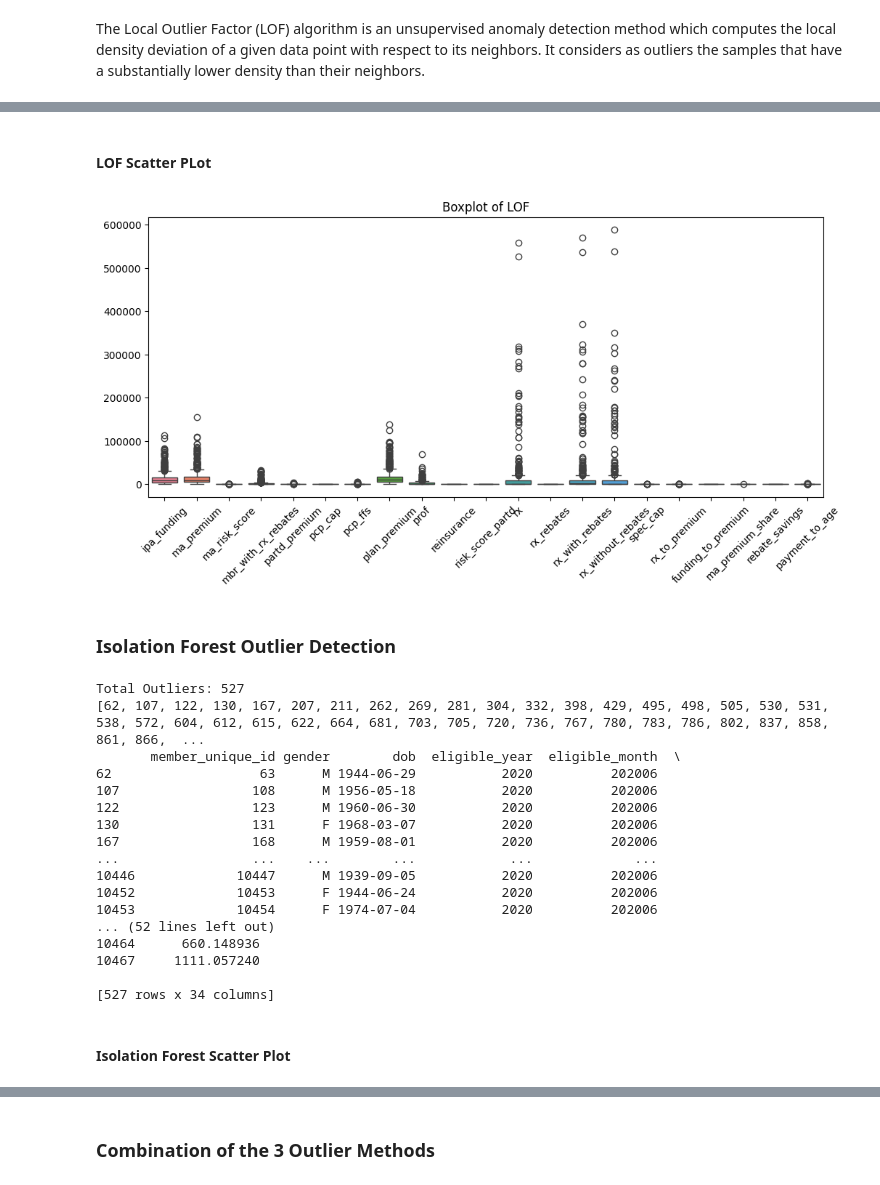
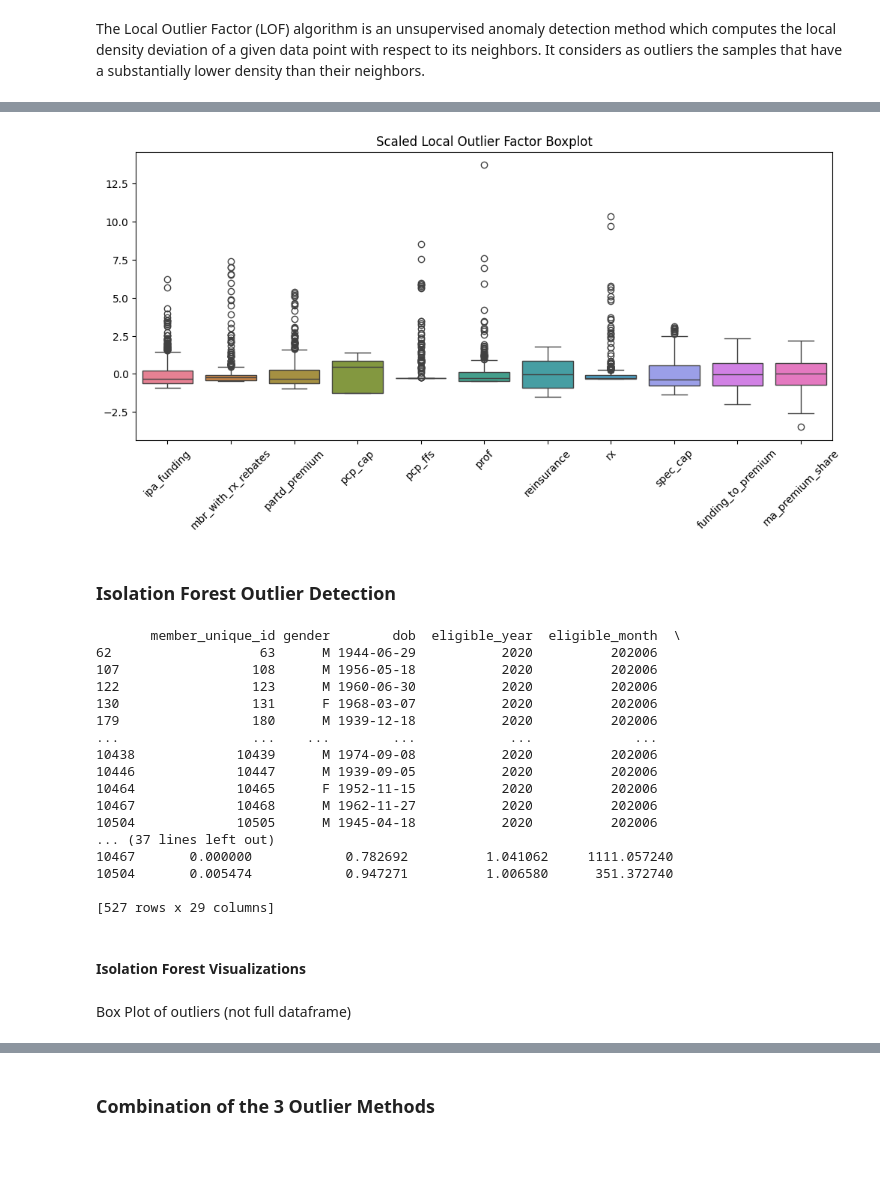
Before and after one commit to lizbethkr/Outlier-Detection, a Jupyter notebook: notebooks/outlier_detection.ipynb, the cells around one changed output, grey strips where cells are left out. Drawn from its saved outputs; the diff is of its cells as text; code cells hidden in the pictures; blank space fills up the shorter version.

```diff
--- a/notebooks/outlier_detection.ipynb
+++ b/notebooks/outlier_detection.ipynb
@@ -276,12 +337,11 @@ Applying IQR filtering to columns with extreme outliers
 customers["rx_to_premium"] = customers["rx"] / (customers["plan_premium"] + 1e-5)
 customers["funding_to_premium"] = customers["ipa_funding"] / (customers["plan_premium"] + 1e-5)
 customers["ma_premium_share"] = customers["ma_premium"] / (customers["plan_premium"] + 1e-5)
-customers["rebate_savings"] = (customers["rx_without_rebates"] - customers["rx_with_rebates"]) / (customers["rx_without_rebates"] + 1e-5)
 customers["payment_to_age"] = customers["plan_premium"] / (customers["age"] + 1e-5)
 # %% [markdown]
 Add new ratios to financial_cols
 # %%
-financial_cols.extend(["rx_to_premium", "funding_to_premium", "ma_premium_share", "rebate_savings", "payment_to_age"])
+financial_cols.extend(["rx_to_premium", "funding_to_premium", "ma_premium_share", "payment_to_age"])
 # %% [markdown]
 Visualizing a histogram for each financial column can give an idea of how many outliers we can expect when performing IQR. If a feature is skewed, we can expect it to have a higher amount of outliers in contrast to a feature that is closer to a normal distribution
 # %%
@@ -341,0 +404,19 @@ plt.show()
+# %%
+# Calculate the correlation matrix
+corr_matrix = customers[financial_cols].corr()
+
+threshold = 0.9
+correlated_features = set()
+
+# Find highly correlated features
+for i in range(len(corr_matrix.columns)):
+    for j in range(i):
+        if abs(corr_matrix.iloc[i, j]) > threshold:
+            colname = corr_matrix.columns[i]
+            correlated_features.add(colname)
+
+# Drop correlated features
+kept_features = [col for col in financial_cols if col not in correlated_features]
+
+# new dataframe with the selected features
+customers_isolof = customers[kept_features]
@@ -345,8 +431,8 @@ plt.show()
 The Local Outlier Factor (LOF) algorithm is an unsupervised anomaly detection method which computes the local density deviation of a given data point with respect to its neighbors. It considers as outliers the samples that have a substantially lower density than their neighbors.
 # %%
 # Use LOF function from src/utils.py and output df of members as outliers
-lof_outliers = lof_outlier_detection(customers, financial_cols)
+lof_outliers = lof_outlier_detection(customers, kept_features)
 
 lof_outlier_df = customers.iloc[lof_outliers]
-# print(lof_outlier_df.loc[ :, financial_cols])
+print(lof_outlier_df)
 # %% [output]
@@ -354,39 +456,43 @@ Total outliers detected: 527
-# %% [markdown]
-#### LOF Scatter  PLot
 # %%
-lof_outliers_data = lof_outlier_df.loc[ :, financial_cols]
+scaler = StandardScaler()
+scaled_lof_outliers = scaler.fit_transform(lof_outlier_df[kept_features])
+scaled_lof_outliers_df = pd.DataFrame(scaled_lof_outliers, columns=kept_features)
+
+iso_outliers_data = scaled_lof_outliers_df[kept_features]
 plt.figure(figsize=(12,5))
-sns.boxplot(data=lof_outliers_data)
+sns.boxplot(data=iso_outliers_data)
 plt.xticks(rotation=45)
-plt.title("Boxplot of LOF")
+plt.title("Scaled Local Outlier Factor Boxplot")
 plt.show()
 # %% [output]
-[figure, old version]
+[figure, new version]
 # %% [markdown]
 ### Isolation Forest Outlier Detection
 # %%
 # Use Isolation Forest function from src/utils.py
-iso_outliers = iso_forest_outlier_detection(customers, financial_cols)  # NOT WORKING PROPERLY
+iso_outliers = iso_forest_outlier_detection(customers, kept_features)
 iso_outliers_df = customers.iloc[iso_outliers]
 print(iso_outliers_df)
 # %% [output]
-Total Outliers: 527
-[62, 107, 122, 130, 167, 207, 211, 262, 269, 281, 304, 332, 398, 429, 495, 498, 505, 530, 531, 538, 572, 604, 612, 615, 622, 664, 681, 703, 705, 720, 736, 767, 780, 783, 786, 802, 837, 858, 861, 866,  ...
        member_unique_id gender        dob  eligible_year  eligible_month  \
 62                   63      M 1944-06-29           2020          202006
 107                 108      M 1956-05-18           2020          202006
 122                 123      M 1960-06-30           2020          202006
 130                 131      F 1968-03-07           2020          202006
-167                 168      M 1959-08-01           2020          202006
+179                 180      M 1939-12-18           2020          202006
 ...                 ...    ...        ...            ...             ...
+10438             10439      M 1974-09-08           2020          202006
 10446             10447      M 1939-09-05           2020          202006
-10452             10453      F 1944-06-24           2020          202006
-10453             10454      F 1974-07-04           2020          202006
-... (52 lines left out)
-10464      660.148936
-10467     1111.057240
+10464             10465      F 1952-11-15           2020          202006
+10467             10468      M 1962-11-27           2020          202006
+10504             10505      M 1945-04-18           2020          202006
+... (37 lines left out)
+10467       0.000000            0.782692          1.041062     1111.057240
+10504       0.005474            0.947271          1.006580      351.372740
 
-[527 rows x 34 columns]
+[527 rows x 29 columns]
 # %% [markdown]
-#### Isolation Forest Scatter Plot
+#### Isolation Forest Visualizations
+# %% [markdown]
+Box Plot of outliers (not full dataframe)
 # %%
```
Also changed, not shown: parts of 31 cells of this notebook, 1 other file.
